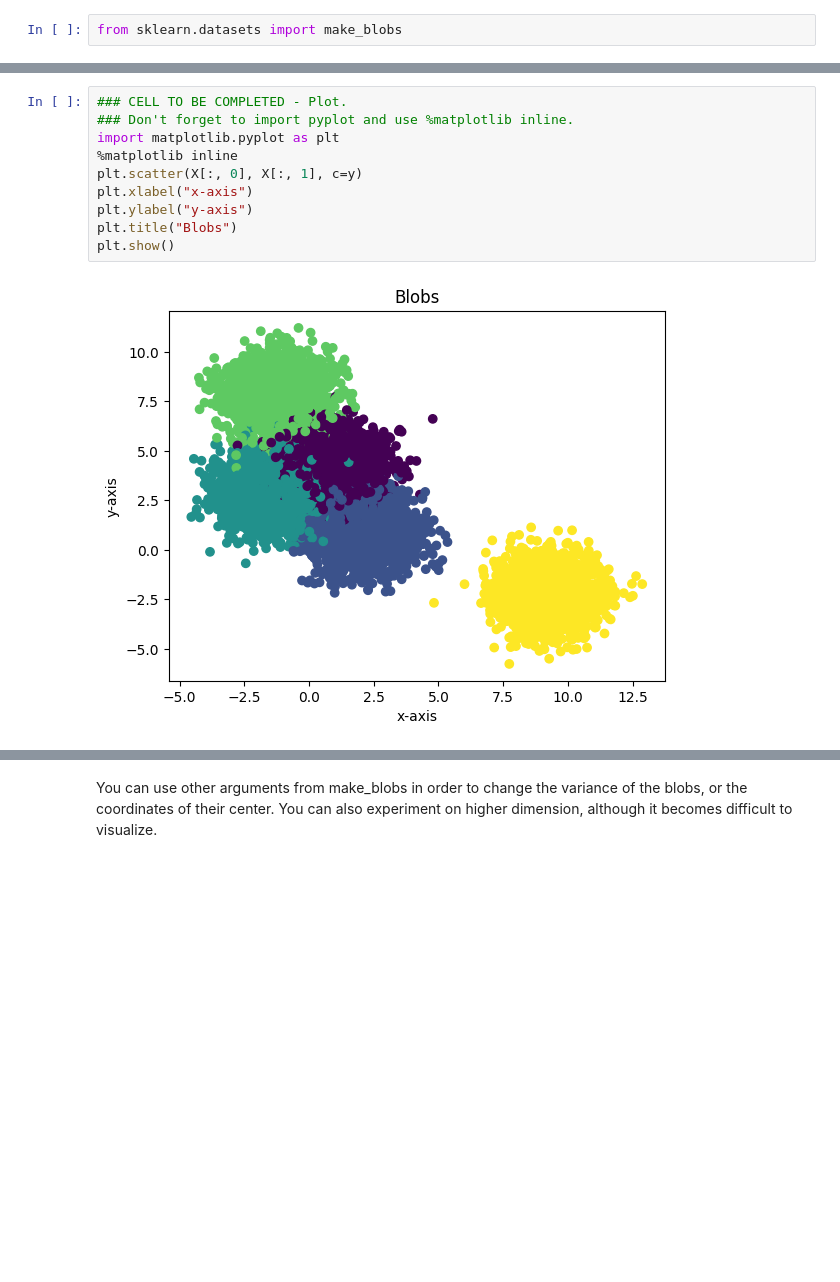
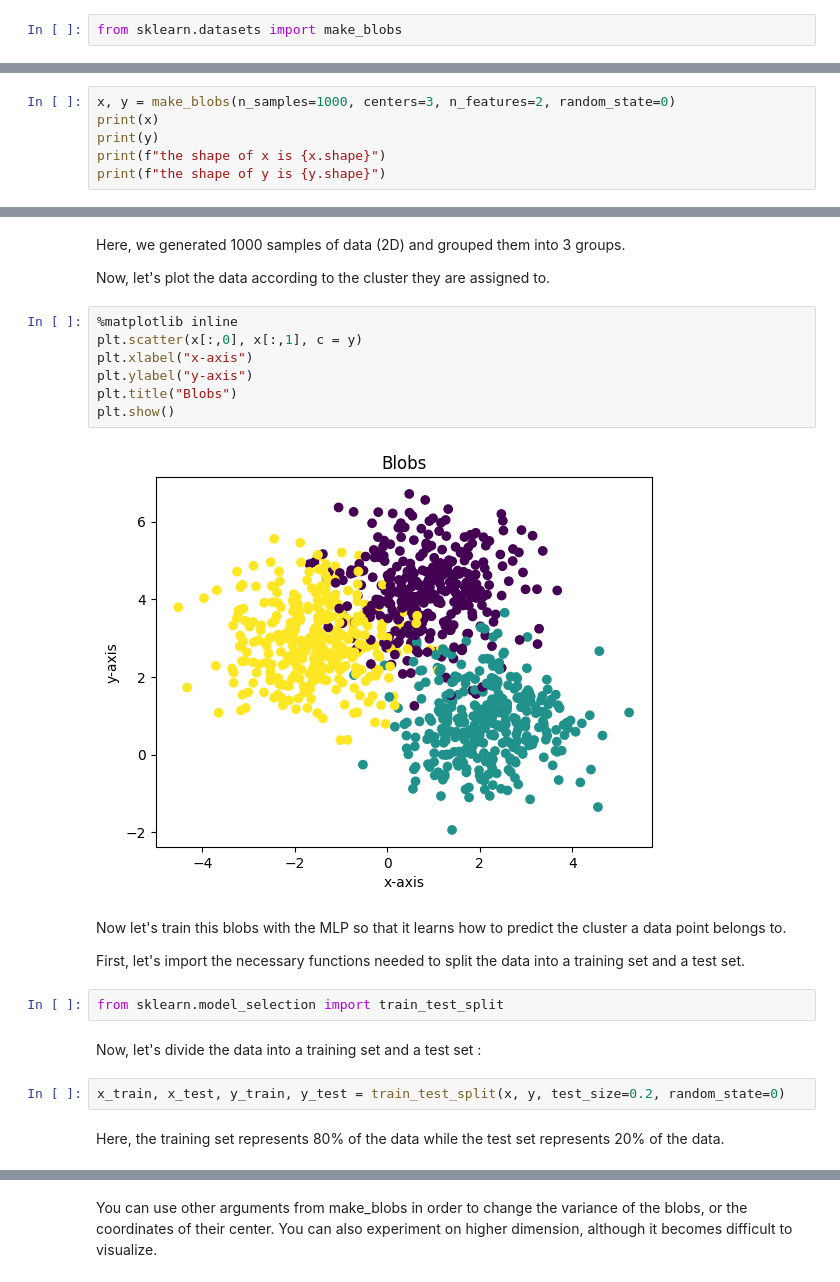
Before and after one commit to Gregsai/introduction-to-ai, a Jupyter notebook: session2/lab/Lab_2_Multi_Layer_Perceptron.ipynb, the cells around one changed output, grey strips where cells are left out. Saved outputs shown, nothing was run; the diff lists cells and outputs as text; blank space fills up the shorter version.

Commit message:
add the first use of the MLP plus plan to code the next day

```diff
--- a/session2/lab/Lab_2_Multi_Layer_Perceptron.ipynb
+++ b/session2/lab/Lab_2_Multi_Layer_Perceptron.ipynb
@@ -54,0 +24,6 @@ print(y)
+# %%
+x, y = make_blobs(n_samples=1000, centers=3, n_features=2, random_state=0)
+print(x)
+print(y)
+print(f"the shape of x is {x.shape}")
+print(f"the shape of y is {y.shape}")
@@ -55,12 +48,25 @@ print(y)
+# %% [markdown]
+Here, we generated 1000 samples of data (2D) and grouped them into 3 groups.
+
+Now, let's plot the data according to the cluster they are assigned to.
 # %%
-### CELL TO BE COMPLETED - Plot.
-### Don't forget to import pyplot and use %matplotlib inline.
-import matplotlib.pyplot as plt
 %matplotlib inline
-plt.scatter(X[:, 0], X[:, 1], c=y)
+plt.scatter(x[:,0], x[:,1], c = y)
 plt.xlabel("x-axis")
 plt.ylabel("y-axis")
 plt.title("Blobs")
 plt.show()
 # %% [output]
-[figure, old version]
+[figure, new version]
+# %% [markdown]
+Now let's train this blobs with the MLP so that it learns how to predict the cluster a data point belongs to.
+
+First, let's import the necessary functions needed to split the data into a training set and a test set.
+# %%
+from sklearn.model_selection import train_test_split
+# %% [markdown]
+Now, let's divide the data into a training set and a test set :
+# %%
+x_train, x_test, y_train, y_test = train_test_split(x, y, test_size=0.2, random_state=0)
+# %% [markdown]
+Here, the training set represents 80% of the data while the test set represents 20% of the data.
```
Also changed, not shown: parts of 23 cells of this notebook, 1 other file.
